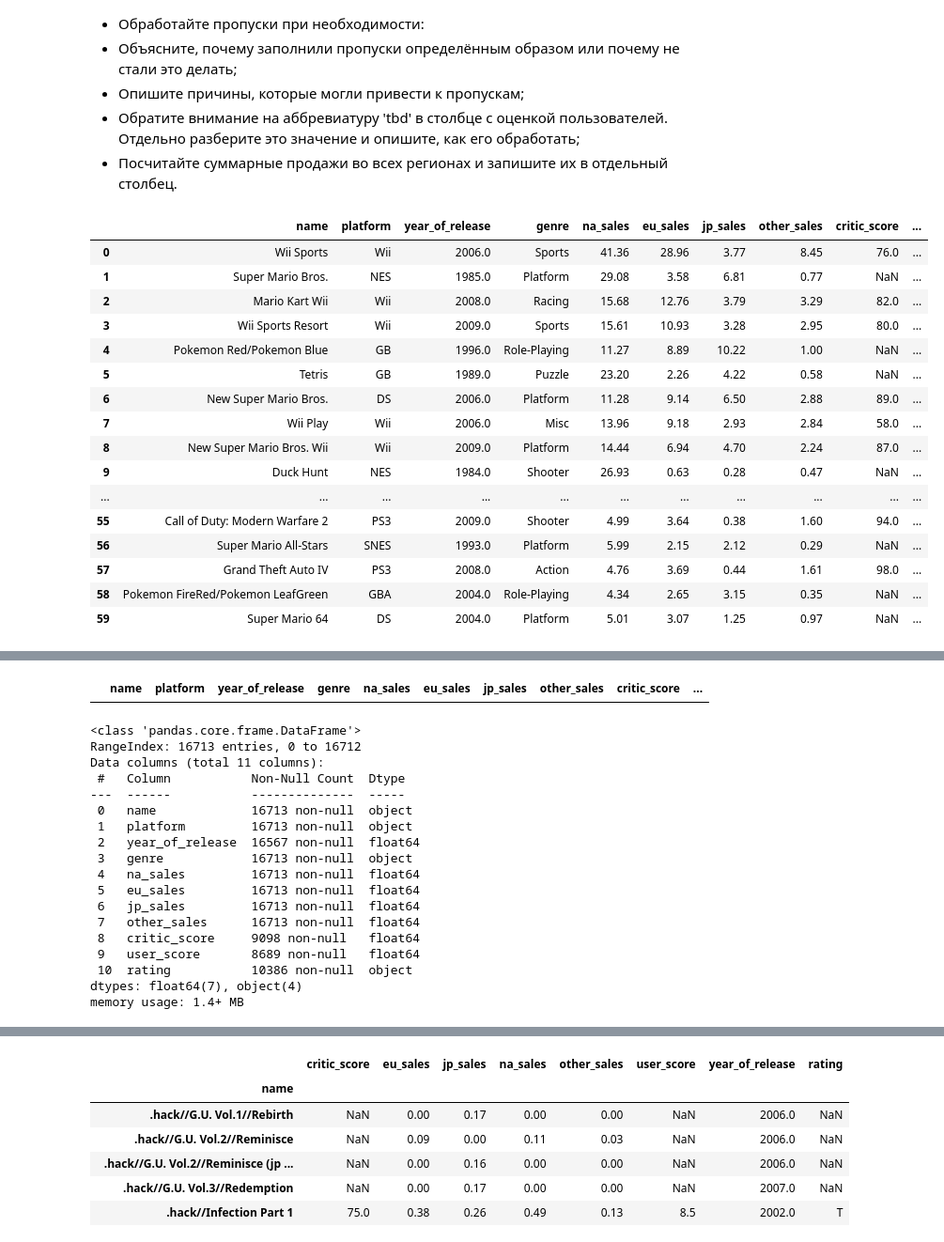
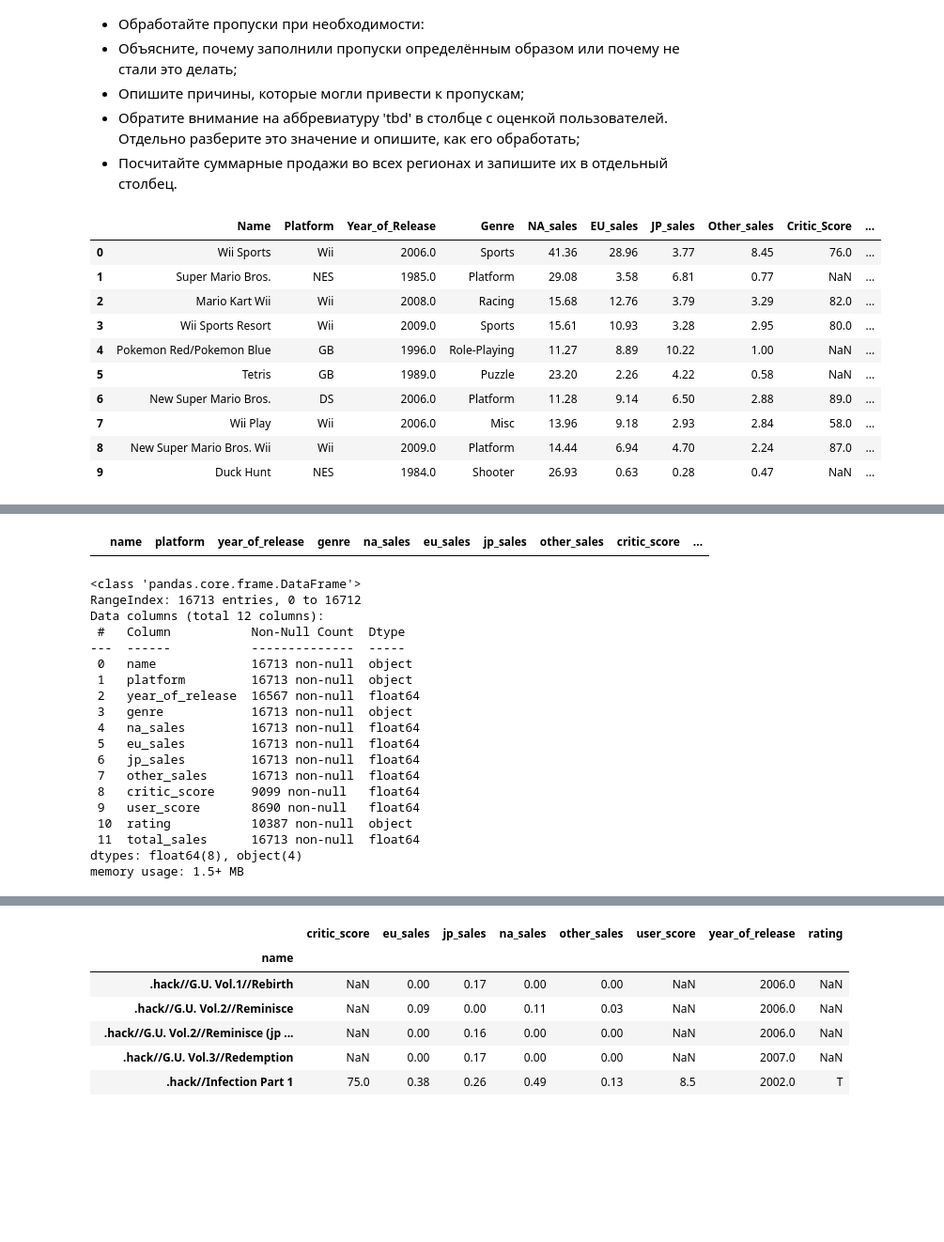
Before and after one commit to karimovdo/python3, a Jupyter notebook: project3.ipynb, the cells around one changed output, grey strips where cells are left out. Shown at 94% size. Drawn from its saved outputs; the diff is of its cells as text; code cells hidden in the pictures; blank space fills up the shorter version.

```diff
--- a/project3.ipynb
+++ b/project3.ipynb
@@ -19,7 +21,7 @@ from tqdm import tqdm
 #читаем файл
 try:
 
-    data = pd.read_csv('C:/Users/KarimovDO/Documents/GitHub/python3/games.csv')
+    data = pd.read_csv('C:/Users/MiPro/Desktop/python/python/games.csv')
 except:
     data = pd.read_csv('https://code.s3.yandex.net/datasets/games.csv')
 # %% [markdown]
@@ -34,9 +36,9 @@ except:
 * Посчитайте суммарные продажи во всех регионах и запишите их в отдельный столбец.
 # %%
 #посмотрим на данные
-data.head(60)
+data.head(10)
 # %% [output]
-|  | name | platform | year_of_release | genre | na_sales | eu_sales | jp_sales | other_sales | critic_score | ... |
+|  | Name | Platform | Year_of_Release | Genre | NA_sales | EU_sales | JP_sales | Other_sales | Critic_Score | ... |
 | 0 | Wii Sports | Wii | 2006.0 | Sports | 41.36 | 28.96 | 3.77 | 8.45 | 76.0 | ... |
 | 1 | Super Mario Bros. | NES | 1985.0 | Platform | 29.08 | 3.58 | 6.81 | 0.77 | NaN | ... |
 | 2 | Mario Kart Wii | Wii | 2008.0 | Racing | 15.68 | 12.76 | 3.79 | 3.29 | 82.0 | ... |
@@ -47,12 +49,6 @@ data.head(60)
 | 7 | Wii Play | Wii | 2006.0 | Misc | 13.96 | 9.18 | 2.93 | 2.84 | 58.0 | ... |
 | 8 | New Super Mario Bros. Wii | Wii | 2009.0 | Platform | 14.44 | 6.94 | 4.70 | 2.24 | 87.0 | ... |
 | 9 | Duck Hunt | NES | 1984.0 | Shooter | 26.93 | 0.63 | 0.28 | 0.47 | NaN | ... |
-| ... | ... | ... | ... | ... | ... | ... | ... | ... | ... | ... |
-| 55 | Call of Duty: Modern Warfare 2 | PS3 | 2009.0 | Shooter | 4.99 | 3.64 | 0.38 | 1.60 | 94.0 | ... |
-| 56 | Super Mario All-Stars | SNES | 1993.0 | Platform | 5.99 | 2.15 | 2.12 | 0.29 | NaN | ... |
-| 57 | Grand Theft Auto IV | PS3 | 2008.0 | Action | 4.76 | 3.69 | 0.44 | 1.61 | 98.0 | ... |
-| 58 | Pokemon FireRed/Pokemon LeafGreen | GBA | 2004.0 | Role-Playing | 4.34 | 2.65 | 3.15 | 0.35 | NaN | ... |
-| 59 | Super Mario 64 | DS | 2004.0 | Platform | 5.01 | 3.07 | 1.25 | 0.97 | NaN | ... |
 # %%
 #переименуем столбцы
 data.rename(columns = {'Name' : 'name', 'Platform' : 'platform', 'Year_of_Release' : 'year_of_release',
@@ -107,7 +103,7 @@ data.info()
 # %% [output]
 <class 'pandas.core.frame.DataFrame'>
 RangeIndex: 16713 entries, 0 to 16712
-Data columns (total 11 columns):
+Data columns (total 12 columns):
  #   Column           Non-Null Count  Dtype
 ---  ------           --------------  -----
  0   name             16713 non-null  object
@@ -118,11 +114,12 @@ Data columns (total 11 columns):
  5   eu_sales         16713 non-null  float64
  6   jp_sales         16713 non-null  float64
  7   other_sales      16713 non-null  float64
- 8   critic_score     9098 non-null   float64
- 9   user_score       8689 non-null   float64
- 10  rating           10386 non-null  object
-dtypes: float64(7), object(4)
-memory usage: 1.4+ MB
+ 8   critic_score     9099 non-null   float64
+ 9   user_score       8690 non-null   float64
+ 10  rating           10387 non-null  object
+ 11  total_sales      16713 non-null  float64
+dtypes: float64(8), object(4)
+memory usage: 1.5+ MB
 # %%
 print(data.sort_values('platform')['platform'].unique())
 print(data.sort_values('year_of_release')['year_of_release'].unique())
```
Also changed, not shown: parts of 36 cells of this notebook.
